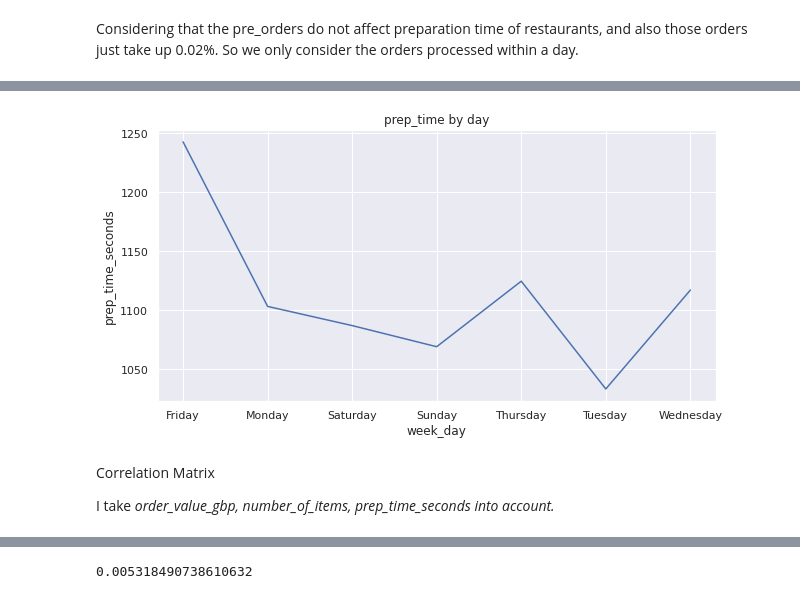
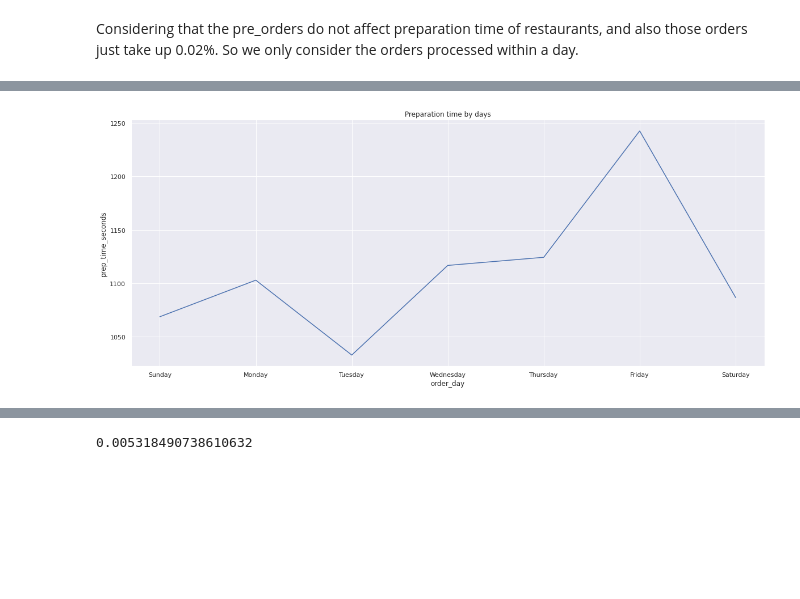
Before and after one commit to tramyynt/Delivery-Hiring, a Jupyter notebook: Delivery_Hiring.ipynb, the cells around one changed output, grey strips where cells are left out. Drawn from its saved outputs; the diff is of its cells as text; code cells hidden in the pictures; blank space fills up the shorter version.

```diff
--- a/Delivery_Hiring.ipynb
+++ b/Delivery_Hiring.ipynb
@@ -127,5 +159,6 @@ order.head(10)
 # %%
-sns.set(rc={'figure.figsize':(10,5)})
+#check the distribution of target feature
+sns.set(rc={'figure.figsize':(20,8)})
 sns.boxplot(order['prep_time_seconds'])
 plt.show()
 # %% [output]
@@ -152,5 +177,7 @@ casting timedelta64[ns] values to int64 with .astype(...) is deprecated and will
+# %%
+ord=ord.drop(columns ='diff')
 # %%
-sns.set(rc={'figure.figsize':(10,5)})
-sns.boxplot(ord['prep_time_seconds'])
+plt.figure(figsize =(20,8))
+sns.boxplot(data = ord, x = ord['prep_time_seconds'])
 plt.show()
 # %% [output]
@@ -169,4 +193,6 @@ fig.show()
 # %%
-#trend by days
 
-pre_day = ord[['prep_time_seconds','week_day','order_value_gbp']].groupby('week_day').agg({'prep_time_seconds': 'mean','order_value_gbp':'mean'}).reset_index()
+pre_day = ord[['prep_time_seconds','order_day','order_value_gbp']].groupby('order_day').agg({'prep_time_seconds': 'mean','order_value_gbp':'mean'}).reset_index()
+cate = ["Sunday", "Monday", "Tuesday", "Wednesday", "Thursday", "Friday", "Saturday"]
+pre_day["order_day"] = pd.Categorical(pre_day["order_day"], categories = cate)
+pre_day.sort_values(by = "order_day")
@@ -193,11 +208,10 @@ plt.show()
 # %%
-plt.figure(figsize=(10,5))
-sns.lineplot(data=pre_day, x = pre_day['week_day'], y= pre_day['prep_time_seconds'], palette='rocket')
-plt.title('prep_time by day')
+#trend by day
+
+plt.figure(figsize = (20,8))
+
+sns.lineplot(data=pre_day, x = pre_day['order_day'], y= pre_day['prep_time_seconds'], palette='rocket' )
+plt.title('Preparation time by days')
 plt.show()
 # %% [output]
-[figure, old version]
+[figure, new version]
-# %% [markdown]
-Correlation Matrix
-
-I take *order_value_gbp, number_of_items, prep_time_seconds into account.*
```
Also changed, not shown: parts of 54 cells of this notebook.
